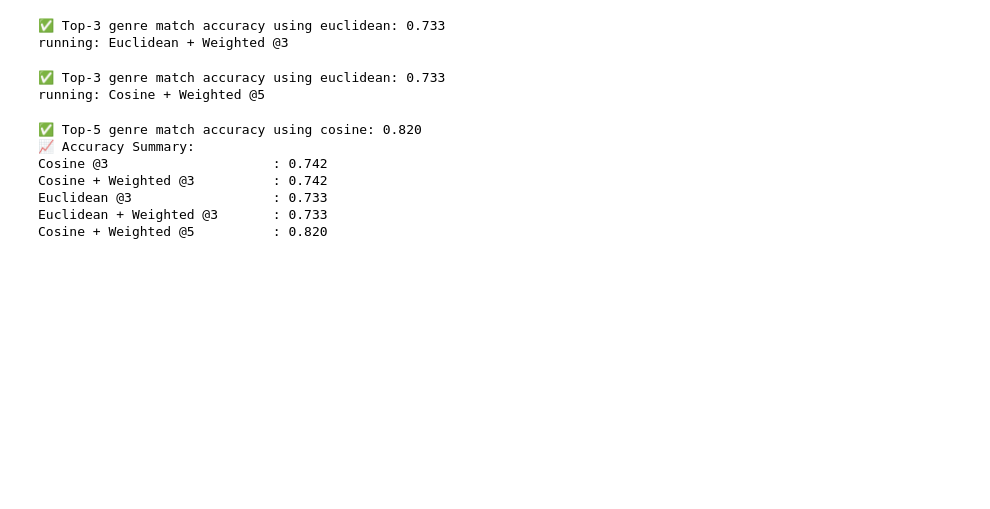
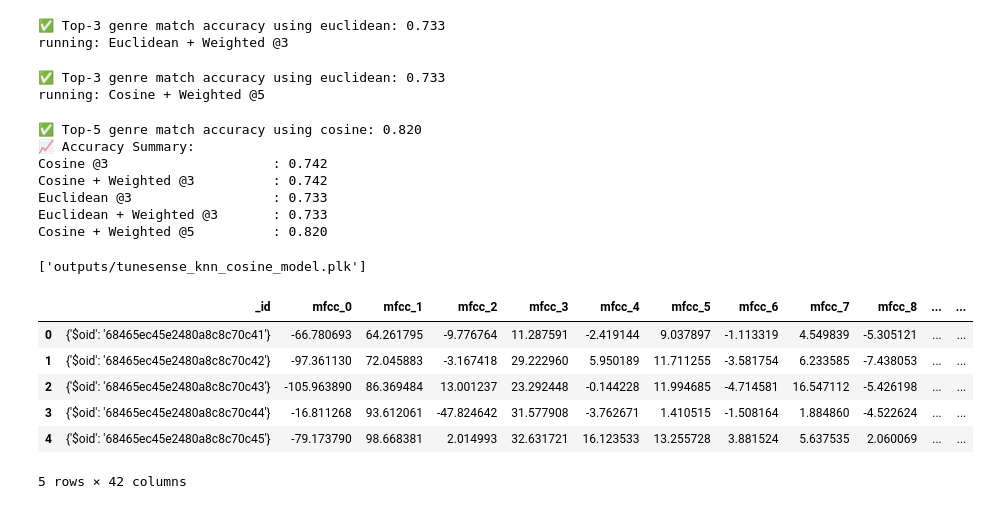
Before and after one commit to UofTSuperTroopers/TuneSense, a Jupyter notebook: TuneSenseModelColab.ipynb, the cells around one changed output. Saved outputs shown, nothing was run; the diff lists cells and outputs as text; code cells hidden in the pictures; blank space fills up the shorter version.

```diff
--- a/TuneSenseModelColab.ipynb
+++ b/TuneSenseModelColab.ipynb
@@ -209,3 +261,18 @@ Cosine + Weighted @5          : 0.820
 # - Top-5 genre match accuracy using cosine (unweighted): 0.820
 # - Added optional weighted KNN recommendation support via inverse distance
 # - Example usage now defaults to cosine with weighted=True
+
+joblib.dump(knn_cosine, 'outputs/tunesense_knn_cosine_model.plk')
+# %% [output]
+['outputs/tunesense_knn_cosine_model.plk']
+# %%
+df = pd.read_json('outputs/TuneSense.Tracks.json')
+df.head()
+# %% [output]
+|  | _id | mfcc_0 | mfcc_1 | mfcc_2 | mfcc_3 | mfcc_4 | mfcc_5 | mfcc_6 | mfcc_7 | mfcc_8 | ... | ... |
+| 0 | {'$oid': '68465ec45e2480a8c8c70c41'} | -66.780693 | 64.261795 | -9.776764 | 11.287591 | -2.419144 | 9.037897 | -1.113319 | 4.549839 | -5.305121 | ... | ... |
+| 1 | {'$oid': '68465ec45e2480a8c8c70c42'} | -97.361130 | 72.045883 | -3.167418 | 29.222960 | 5.950189 | 11.711255 | -3.581754 | 6.233585 | -7.438053 | ... | ... |
+| 2 | {'$oid': '68465ec45e2480a8c8c70c43'} | -105.963890 | 86.369484 | 13.001237 | 23.292448 | -0.144228 | 11.994685 | -4.714581 | 16.547112 | -5.426198 | ... | ... |
+| 3 | {'$oid': '68465ec45e2480a8c8c70c44'} | -16.811268 | 93.612061 | -47.824642 | 31.577908 | -3.762671 | 1.410515 | -1.508164 | 1.884860 | -4.522624 | ... | ... |
+| 4 | {'$oid': '68465ec45e2480a8c8c70c45'} | -79.173790 | 98.668381 | 2.014993 | 32.631721 | 16.123533 | 13.255728 | 3.881524 | 5.637535 | 2.060069 | ... | ... |
+5 rows × 42 columns
```
Also changed, not shown: parts of 4 cells of this notebook, 4 other files.
